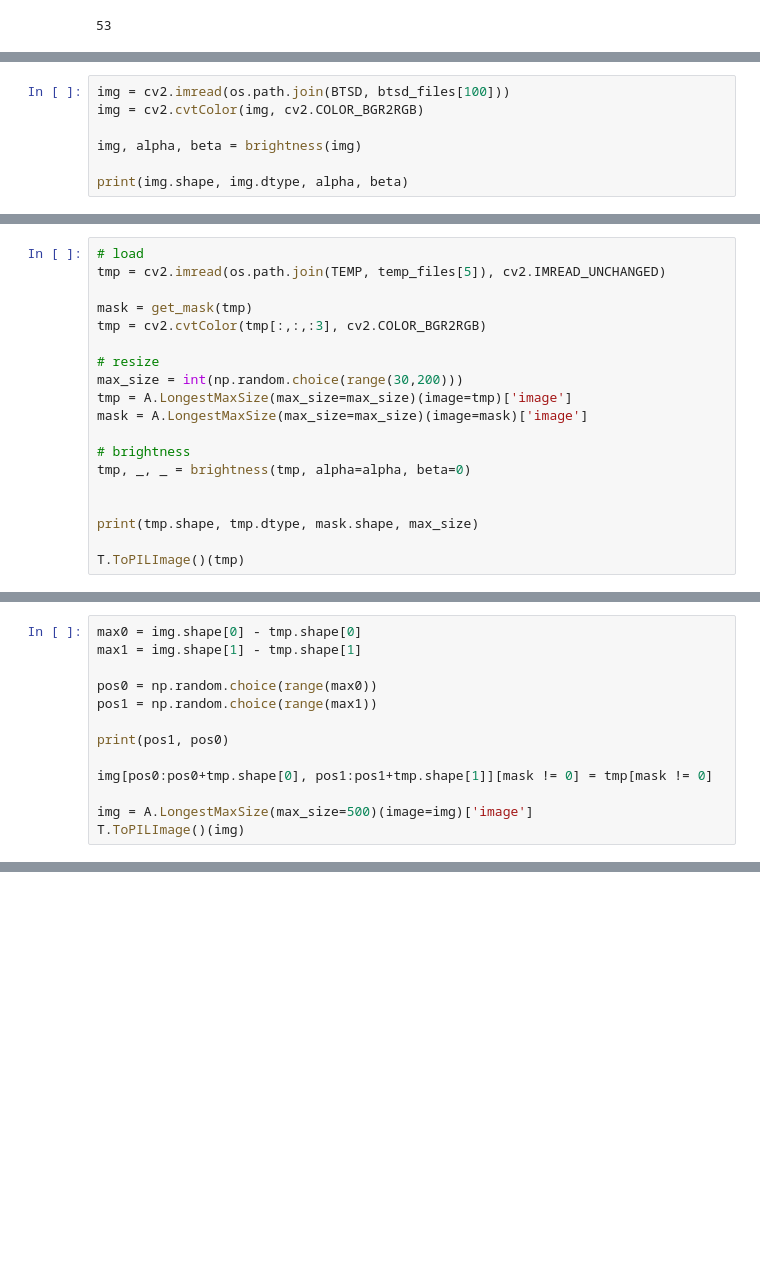
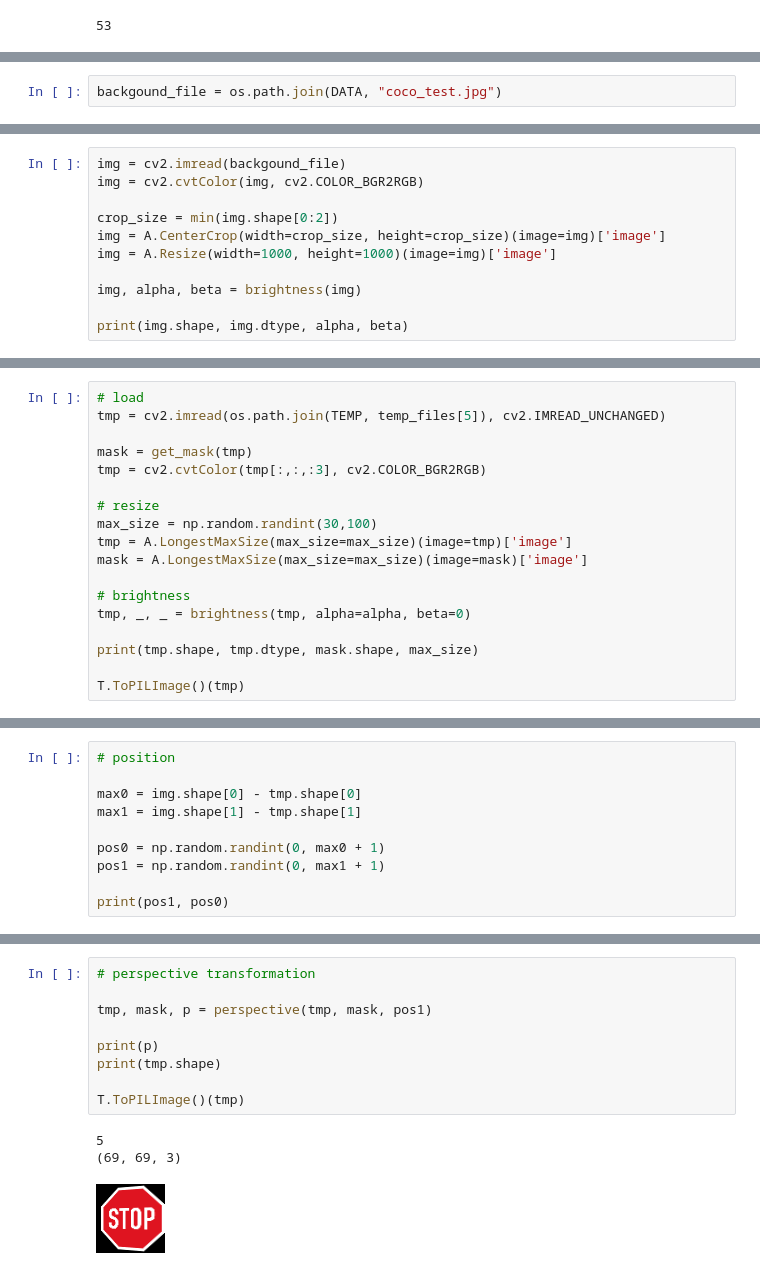
Before and after one commit to tschiolborg/synthetic_data_project, a Jupyter notebook: syn_test.ipynb, the cells around one changed output, grey strips where cells are left out. Cells and saved outputs as stored; diff of their text form; blank space fills up the shorter version.

Commit message:
update transformations

```diff
--- a/syn_test.ipynb
+++ b/syn_test.ipynb
@@ -43,0 +25,2 @@ def get_mask(img):
+# %%
+backgound_file = os.path.join(DATA, "coco_test.jpg")
@@ -44,6 +112,10 @@ def get_mask(img):
 # %%
-img = cv2.imread(os.path.join(BTSD, btsd_files[100]))
+img = cv2.imread(backgound_file)
 img = cv2.cvtColor(img, cv2.COLOR_BGR2RGB)
+
+crop_size = min(img.shape[0:2])
+img = A.CenterCrop(width=crop_size, height=crop_size)(image=img)['image']
+img = A.Resize(width=1000, height=1000)(image=img)['image']
 
 img, alpha, beta = brightness(img)
 
@@ -58,14 +130,13 @@ mask = get_mask(tmp)
 tmp = cv2.cvtColor(tmp[:,:,:3], cv2.COLOR_BGR2RGB)
 
 # resize
-max_size = int(np.random.choice(range(30,200)))
+max_size = np.random.randint(30,100)
 tmp = A.LongestMaxSize(max_size=max_size)(image=tmp)['image']
 mask = A.LongestMaxSize(max_size=max_size)(image=mask)['image']
 
 # brightness
 tmp, _, _ = brightness(tmp, alpha=alpha, beta=0)
 
-
 print(tmp.shape, tmp.dtype, mask.shape, max_size)
 
 T.ToPILImage()(tmp)
@@ -74,15 +145,12 @@ T.ToPILImage()(tmp)
 [figure]
 # %%
+# position
+
 max0 = img.shape[0] - tmp.shape[0]
 max1 = img.shape[1] - tmp.shape[1]
 
-pos0 = np.random.choice(range(max0))
-pos1 = np.random.choice(range(max1))
+pos0 = np.random.randint(0, max0 + 1)
+pos1 = np.random.randint(0, max1 + 1)
 
 print(pos1, pos0)
-
-img[pos0:pos0+tmp.shape[0], pos1:pos1+tmp.shape[1]][mask != 0] = tmp[mask != 0]
-
-img = A.LongestMaxSize(max_size=500)(image=img)['image']
-T.ToPILImage()(img)
 # %% [output]
@@ -115,0 +158,13 @@ torch.Size([4, 800, 800])
+# %%
+# perspective transformation
+
+tmp, mask, p = perspective(tmp, mask, pos1)
+
+print(p)
+print(tmp.shape)
+
+T.ToPILImage()(tmp)
+# %% [output]
+5
+(69, 69, 3)
+[figure, added]
```
Also changed, not shown: parts of 12 cells of this notebook, 2 other files.
